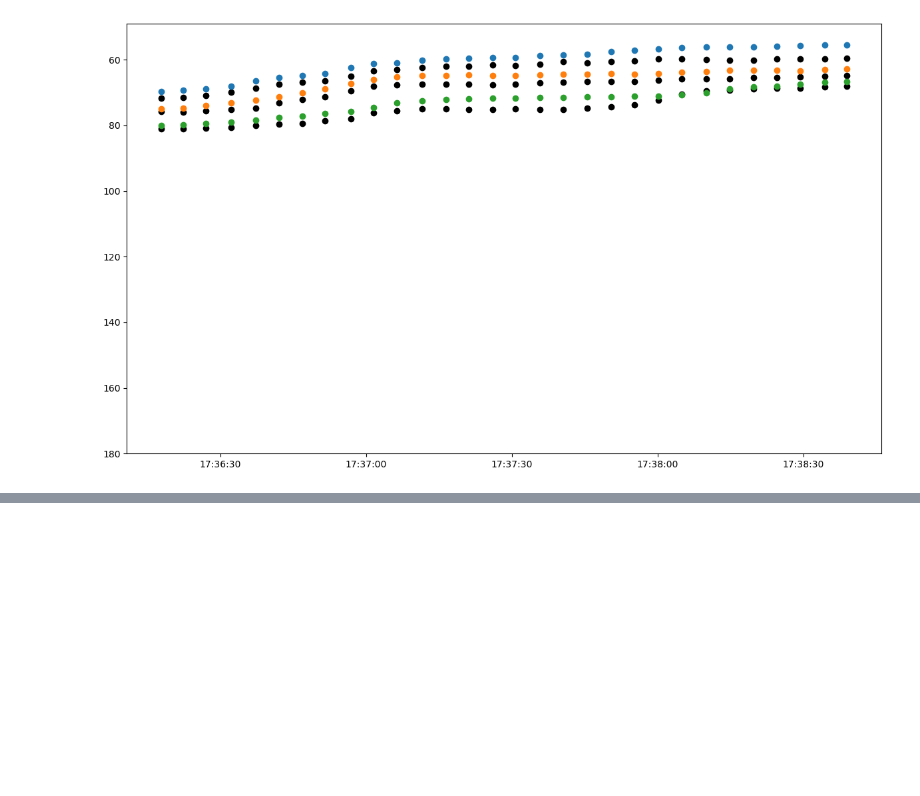
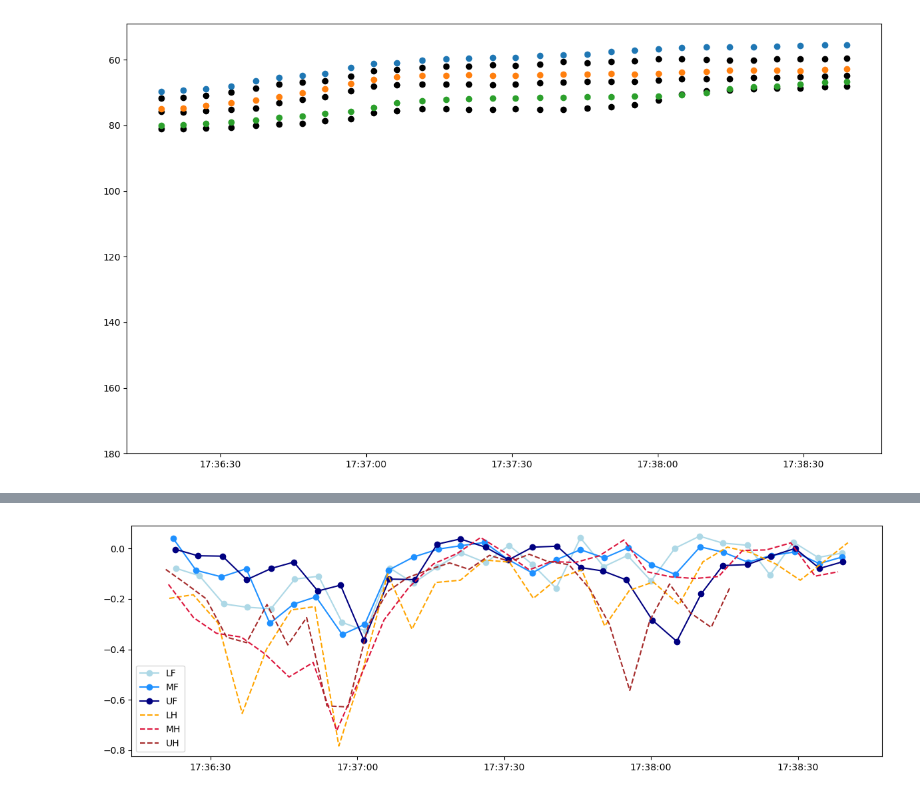
Before and after one commit to MohamedNedal/dias_work, a Jupyter notebook: height_to_freq.ipynb, the cells around one changed output, grey strips where cells are left out. Cells and saved outputs as stored; diff of their text form; code cells hidden in the pictures; blank space fills up the shorter version.

```diff
--- a/height_to_freq.ipynb
+++ b/height_to_freq.ipynb
@@ -128,0 +180,45 @@ plt.show()
+# %%
+# calc drift rates
+timelf_ = mdates.num2date(timelf)
+timemf_ = mdates.num2date(timemf)
+timeuf_ = mdates.num2date(timeuf)
+
+dtimelf = [(b - a).total_seconds() for a, b in zip(timelf_[:-1], timelf_[1:])]
+dtimemf = [(b - a).total_seconds() for a, b in zip(timemf_[:-1], timemf_[1:])]
+dtimeuf = [(b - a).total_seconds() for a, b in zip(timeuf_[:-1], timeuf_[1:])]
+
+dfdt_lf = np.diff(freqslf)/dtimelf
+dfdt_mf = np.diff(freqsmf)/dtimemf
+dfdt_uf = np.diff(freqsuf)/dtimeuf
+
+timelh_ = mdates.num2date(timelh)
+timemh_ = mdates.num2date(timemh)
+timeuh_ = mdates.num2date(timeuh)
+
+dtimelh = [(b - a).total_seconds() for a, b in zip(timelh_[:-1], timelh_[1:])]
+dtimemh = [(b - a).total_seconds() for a, b in zip(timemh_[:-1], timemh_[1:])]
+dtimeuh = [(b - a).total_seconds() for a, b in zip(timeuh_[:-1], timeuh_[1:])]
+
+dfdt_lh = np.diff(freqslh)/dtimelh
+dfdt_mh = np.diff(freqsmh)/dtimemh
+dfdt_uh = np.diff(freqsuh)/dtimeuh
+
+
+fig = plt.figure(figsize=[12,4])
+ax = fig.add_subplot(111)
+
+ax.plot(timelf_[1:], dfdt_lf, '-o', c='lightblue', label='LF')
+ax.plot(timemf_[1:], dfdt_mf, '-o', c='dodgerblue', label='MF')
+ax.plot(timeuf_[1:], dfdt_uf, '-o', c='navy', label='UF')
+
+ax.plot(timelh_[1:], dfdt_lh, '--', c='orange', label='LH')
+ax.plot(timemh_[1:], dfdt_mh, '--', c='crimson', label='MH')
+ax.plot(timeuh_[1:], dfdt_uh, '--', c='brown', label='UH')
+
+ax.legend()
+ax.xaxis_date()
+ax.xaxis.set_major_formatter(mdates.DateFormatter('%H:%M:%S'))
+fig.tight_layout()
+plt.show()
+# %% [output]
+[figure, added]
```
Also changed, not shown: parts of 9 cells of this notebook, 20 other files.
